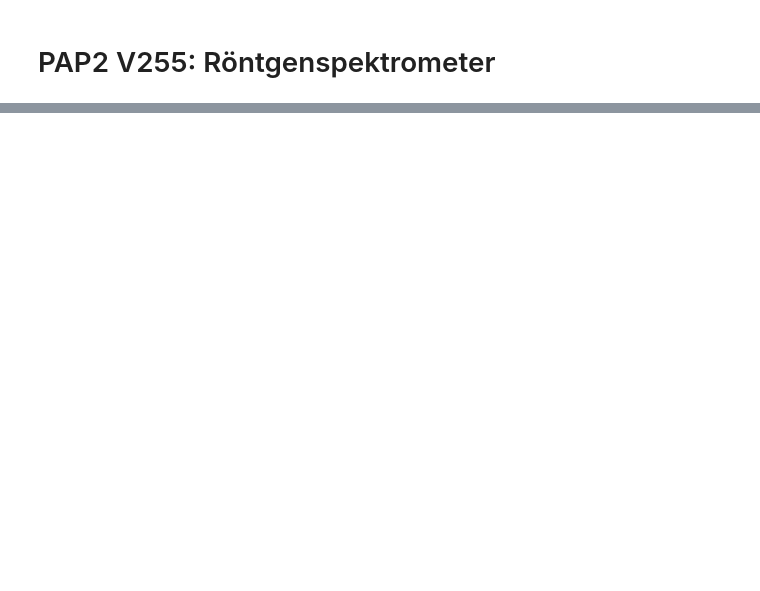
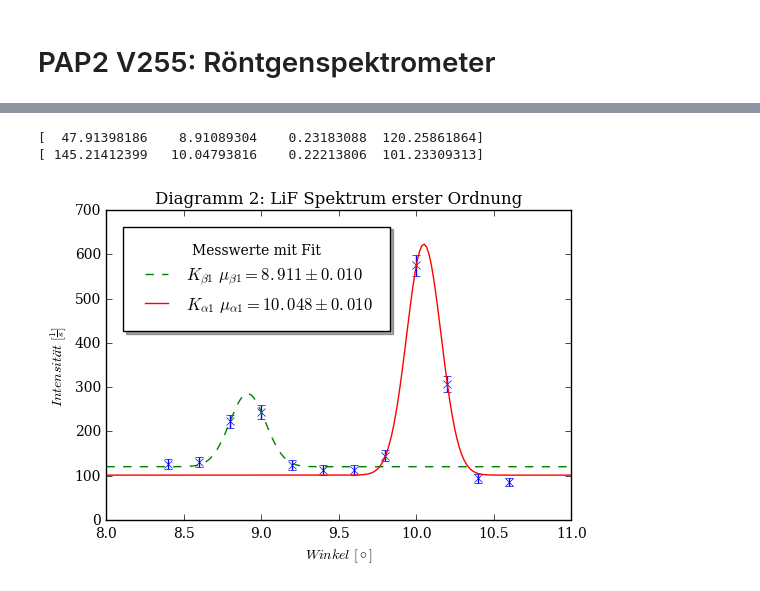
Before and after one commit to woskar/pap2-lab-training, a Jupyter notebook: v255/v255_spektrometer.ipynb, the cells around one changed output, grey strips where cells are left out. Drawn from its saved outputs; the diff is of its cells as text; code cells hidden in the pictures; blank space fills up the shorter version.

```diff
--- a/v255/v255_spektrometer.ipynb
+++ b/v255/v255_spektrometer.ipynb
@@ -64,0 +95,38 @@ Aufgabe 2
+# %%
+#Aufgabe 2b: Spektrum erster Ordnung von LiF
+#Zählrate als Funktion des Winkels, bestimmen der Wellenlängen von Ka und Kb
+
+#Fitfunktion für Peaks
+def gauss(x, A, mu, sig,U):
+    return U+(A/(sig*np.sqrt(np.pi/2)))*np.exp(-2*((x-mu)/sig)**2)
+
+#Auswählen des Spektrums erster Ordnung
+ang3=angle[27:39]
+int3=intensity[27:39]
+dint3=dintensity[27:39]
+
+#Gausskurven an die Peaks fitten
+poptb1, pcovb1=curve_fit(gauss,ang3[0:6], int3[0:6], p0=[47,9,0.2,120], sigma=dint3[0:6])
+popta1, pcova1=curve_fit(gauss,ang3[6:11], int3[6:11], p0=[145,10,0.2,100], sigma=dint3[6:11])
+x3=np.linspace(8,11,200)
+
+#Plotten der Punkte und des Fits
+plt.errorbar(ang3, int3,yerr=dint3, linestyle='none', marker='x')
+plt.plot(x3, gauss(x3, *poptb1), linestyle='--', label='$K_{\\beta1}\ \\mu_{\\beta1}=%.3f\pm%.3f$' %(poptb1[1], np.sqrt(pcovb1[1][1])))
+plt.plot(x3, gauss(x3, *popta1), label='$K_{\\alpha1}\ \\mu_{\\alpha1}=%.3f\pm%.3f$' %(popta1[1], np.sqrt(pcova1[1][1])))
+plt.xlabel('$Winkel\ [\circ]$')
+plt.ylabel('$Intensität\ [\\frac{1}{s}]$')
+plt.title('Diagramm 2: LiF Spektrum erster Ordnung')
+plt.rcParams["font.family"]='serif'
+plt.legend(title='Messwerte mit Fit', borderpad=1, borderaxespad=1, loc='best', shadow='true')
+#plt.axis((3, 6.2, 0, 600))
+
+#\chi_{red}^{2}=%.2f\pm%.2f
+print (poptb1)
+print (popta1)
+
+#plt.savefig('v255_2.pdf',format='pdf')
+# %% [output]
+[  47.91398186    8.91089304    0.23183088  120.25861864]
+[ 145.21412399   10.04793816    0.22213806  101.23309313]
+[figure, added]
```
Also changed, not shown: parts of 10 cells of this notebook, 6 other files.
